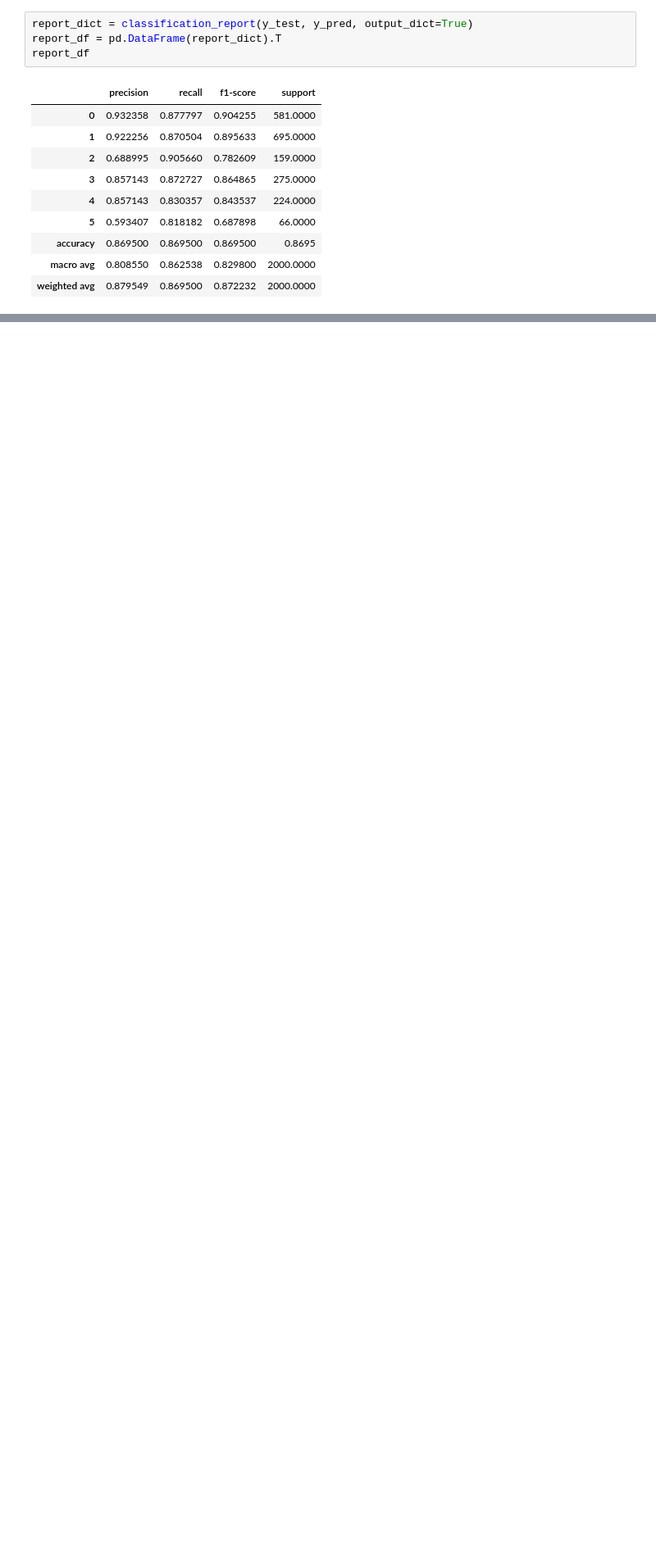
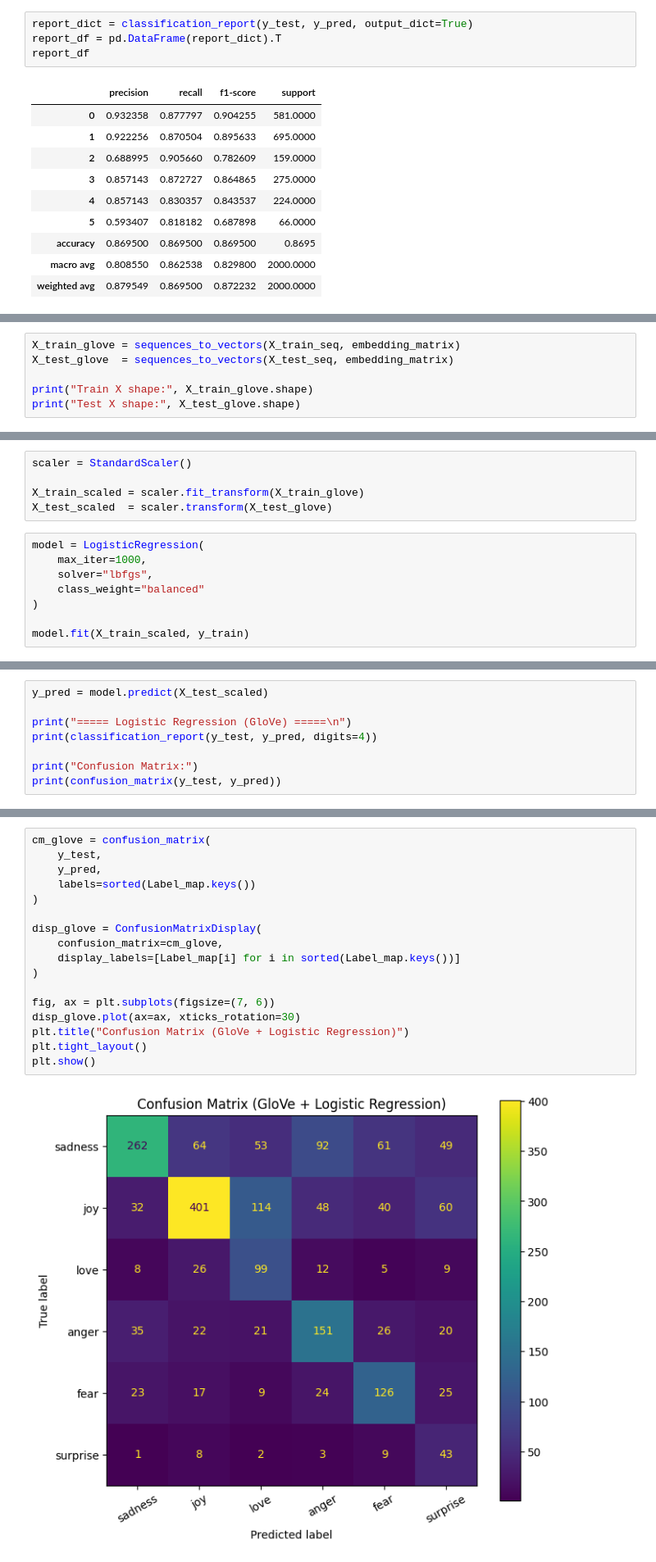
Before and after one commit to TgDSML/Movie-review-emotion-classifier, a Jupyter notebook: notebooks/logistic_regression.ipynb, the cells around one changed output, grey strips where cells are left out. Shown at 82% size. Drawn from its saved outputs; the diff is of its cells as text; blank space fills up the shorter version.

Commit message:
added Logistic Regression with GloVe

```diff
--- a/notebooks/logistic_regression.ipynb
+++ b/notebooks/logistic_regression.ipynb
@@ -113,0 +123,6 @@ plt.show()
+# %%
+X_train_glove = sequences_to_vectors(X_train_seq, embedding_matrix)
+X_test_glove  = sequences_to_vectors(X_test_seq, embedding_matrix)
+
+print("Train X shape:", X_train_glove.shape)
+print("Test X shape:", X_test_glove.shape)
@@ -113,0 +132,13 @@ plt.show()
+# %%
+scaler = StandardScaler()
+
+X_train_scaled = scaler.fit_transform(X_train_glove)
+X_test_scaled  = scaler.transform(X_test_glove)
+# %%
+model = LogisticRegression(
+    max_iter=1000,
+    solver="lbfgs",
+    class_weight="balanced"
+)
+
+model.fit(X_train_scaled, y_train)
@@ -113,0 +147,8 @@ plt.show()
+# %%
+y_pred = model.predict(X_test_scaled)
+
+print("===== Logistic Regression (GloVe) =====\n")
+print(classification_report(y_test, y_pred, digits=4))
+
+print("Confusion Matrix:")
+print(confusion_matrix(y_test, y_pred))
@@ -113,0 +199,19 @@ plt.show()
+# %%
+cm_glove = confusion_matrix(
+    y_test,
+    y_pred,
+    labels=sorted(Label_map.keys())
+)
+
+disp_glove = ConfusionMatrixDisplay(
+    confusion_matrix=cm_glove,
+    display_labels=[Label_map[i] for i in sorted(Label_map.keys())]
+)
+
+fig, ax = plt.subplots(figsize=(7, 6))
+disp_glove.plot(ax=ax, xticks_rotation=30)
+plt.title("Confusion Matrix (GloVe + Logistic Regression)")
+plt.tight_layout()
+plt.show()
+# %% [output]
+[figure, added]
```
Also changed, not shown: parts of 7 cells of this notebook.
